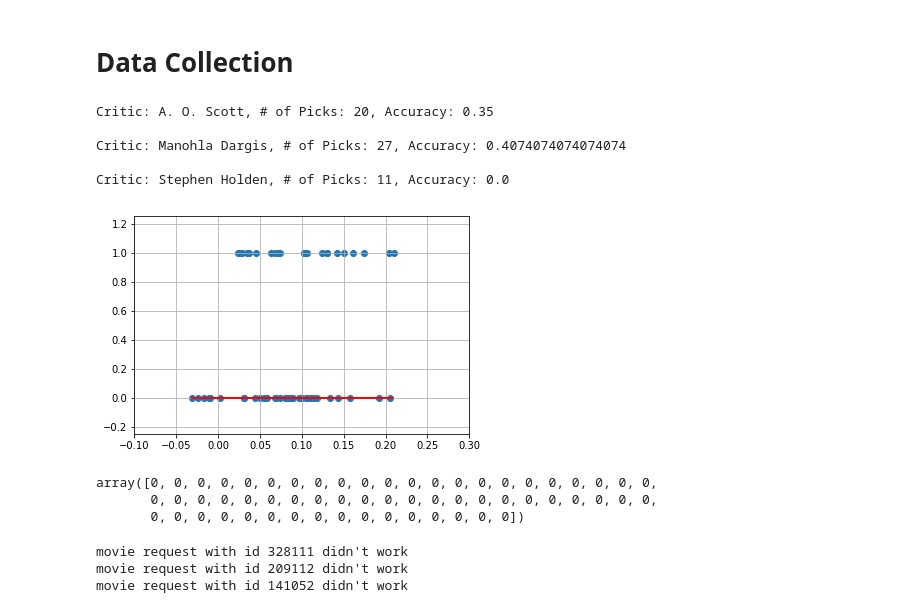
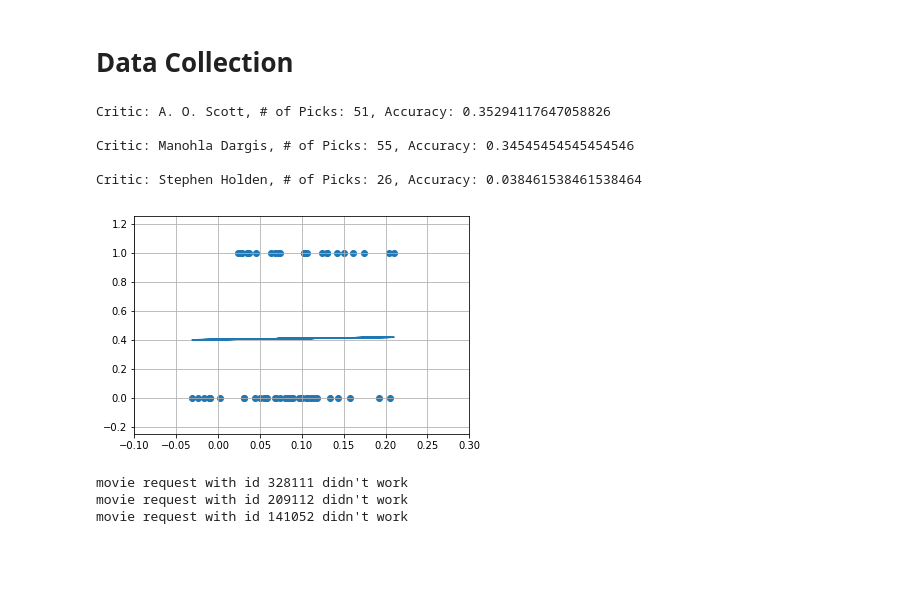
Before and after one commit to angadkalra/NYTimes-Movie-Critics, a Jupyter notebook: ProjectCode.ipynb, the cells around one changed output. Drawn from its saved outputs; the diff is of its cells as text; code cells hidden in the pictures; blank space fills up the shorter version.

Commit message:
Figured out better way to avoid API rate limits and get more data.

```diff
--- a/ProjectCode.ipynb
+++ b/ProjectCode.ipynb
@@ -82,15 +82,32 @@ def get_bo_total(c, i):
                         critics_list.append(c)
                         movie_titles.append(movie_info["title"])
                         box_office_total.append(movie_info["revenue"])
-        else:
-            print(json.loads(tmdb_resp.text))
+        elif tmdb_resp.status_code == 429:
+            time.sleep(12)
+
+            tmdb_resp = requests.get(tmdb_url + "/search/movie",
+                            params={"api_key": tmdb_apikey, "query": r["display_title"],
+                                    "primary_release_year": int(r["publication_date"][0:4]) })
+
+            tmdb_resp = json.loads(tmdb_resp.text)
+
+            if (tmdb_resp["total_results"] > 0):
+                mid = tmdb_resp["results"][0]["id"]
+                movie_info = requests.get(tmdb_url + "/movie/{}".format(mid), params={"api_key": tmdb_apikey})
+
+                if movie_info.status_code == 200:
+                    movie_info = json.loads(movie_info.text)
+
+                    if (movie_info["revenue"] > 0):
+                        critics_list.append(c)
+                        movie_titles.append(movie_info["title"])
+                        box_office_total.append(movie_info["revenue"])
+
 
 # Get critic pick movies for each critic + info and create dataframe.
 for c in critics:
-    get_bo_total(c, 0)
-    time.sleep(11)
-    get_bo_total(c, 1)
-    time.sleep(11)
+    for i in range(0, 5):
+        get_bo_total(c, i)
 
 # Create DataFrame from critics, movies, box office revenue.
 df_dict = {"critic": pd.Series(critics_list, dtype=str), "movie_title": pd.Series(movie_titles, dtype=str),
@@ -108,11 +128,11 @@ for c in critics:
     accuracy = num_hits/num_movies
     print("Critic: {0}, # of Picks: {2}, Accuracy: {1}\n".format(c, accuracy, num_movies))
 # %% [output]
-Critic: A. O. Scott, # of Picks: 20, Accuracy: 0.35
+Critic: A. O. Scott, # of Picks: 51, Accuracy: 0.35294117647058826
 
-Critic: Manohla Dargis, # of Picks: 27, Accuracy: 0.4074074074074074
+Critic: Manohla Dargis, # of Picks: 55, Accuracy: 0.34545454545454546
 
-Critic: Stephen Holden, # of Picks: 11, Accuracy: 0.0
+Critic: Stephen Holden, # of Picks: 26, Accuracy: 0.038461538461538464
 # %%
 # Table of movies + review sentiment
 from bs4 import BeautifulSoup
@@ -165,25 +185,19 @@ movie_review_sentiment = pd.DataFrame(df_dict)
 # %%
 # Analyze Critic Pick vs Sentiment Analysis
 
-x_vals = movie_review_sentiment["review_sentiment"].values
+x_vals = movie_review_sentiment["review_sentiment"].values.reshape(-1,1)
 y_vals = np.array([int(x) for x in movie_review_sentiment["critic_pick"]])
 
 model = linear_model.LogisticRegression().fit(x_vals.reshape(-1,1), y_vals)
-y_pred = model.predict(x_vals.reshape(-1,1))
+y_pred = model.predict_proba(x_vals)
 
 plt.scatter(x_vals, y_vals)
-plt.plot(x_vals, y_pred, 'r--')
+plt.scatter(x_vals, y_pred[:,1])
 plt.axis([-0.1, 0.30, -0.25, 1.25])
 plt.grid(True)
 plt.show()
 # %% [output]
-[figure, old version]
+[figure, new version]
-# %%
-y_pred
-# %% [output]
-array([0, 0, 0, 0, 0, 0, 0, 0, 0, 0, 0, 0, 0, 0, 0, 0, 0, 0, 0, 0, 0, 0,
-       0, 0, 0, 0, 0, 0, 0, 0, 0, 0, 0, 0, 0, 0, 0, 0, 0, 0, 0, 0, 0, 0,
-       0, 0, 0, 0, 0, 0, 0, 0, 0, 0, 0, 0, 0, 0, 0, 0])
 # %%
 # Top 100 revenue movie characteristics
 
```
Also changed, not shown: parts of 1 cell of this notebook, 1 other file.
